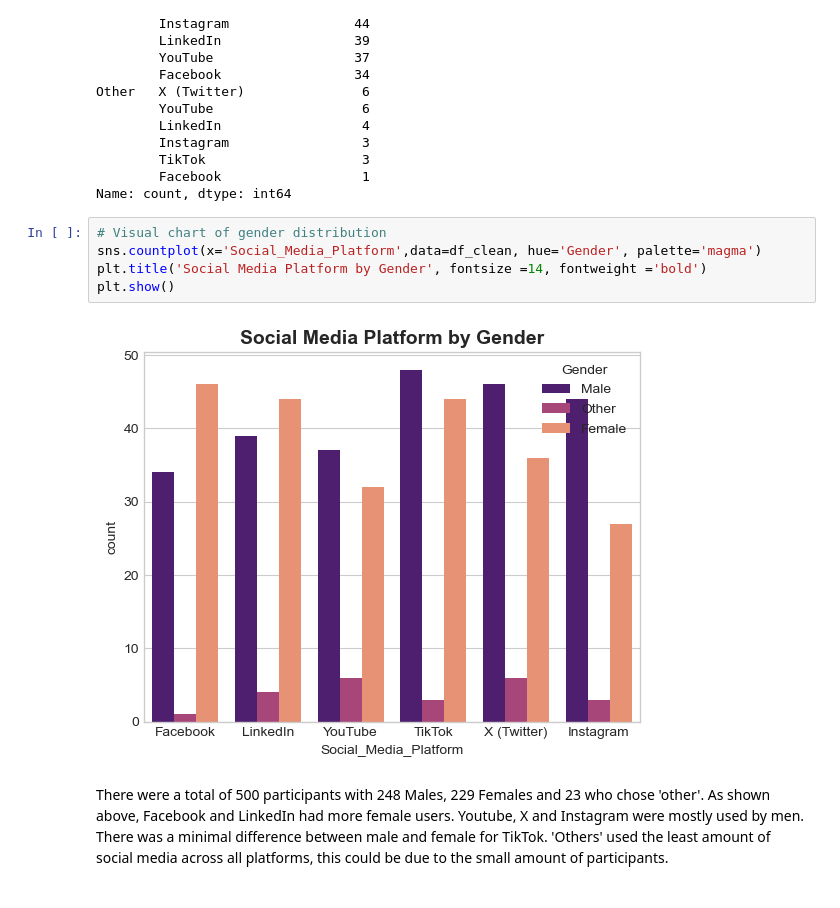
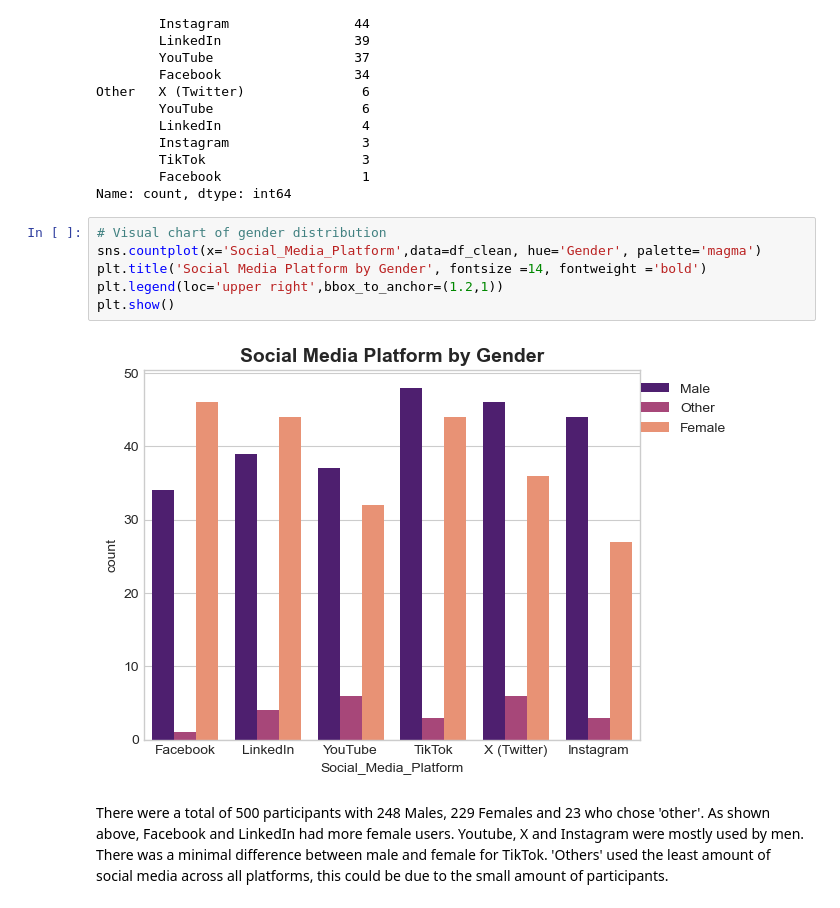
Before and after one commit to miteshbkumar-ship-it/social_mental_health_project, a Jupyter notebook: notebook/social_media_wellbeing_analysis (2).ipynb, the cells around one changed output. Saved outputs shown, nothing was run; the diff lists cells and outputs as text.

Commit message:
edited graph

```diff
--- a/notebook/social_media_wellbeing_analysis (2).ipynb
+++ b/notebook/social_media_wellbeing_analysis (2).ipynb
@@ -511,10 +505,11 @@ Name: count, dtype: int64
 # %%
 # Visual chart of gender distribution
 sns.countplot(x='Social_Media_Platform',data=df_clean, hue='Gender', palette='magma')
 plt.title('Social Media Platform by Gender', fontsize =14, fontweight ='bold')
+plt.legend(loc='upper right',bbox_to_anchor=(1.2,1))
 plt.show()
 # %% [output]
-[figure, old version]
+[figure, new version]
 # %% [markdown]
 There were a total of 500 participants with 248 Males, 229 Females and 23 who chose 'other'. As shown above, Facebook and LinkedIn had more female users. Youtube, X and Instagram were mostly used by men. There was a minimal difference between male and female for TikTok. 'Others' used the least amount of social media across all platforms, this could be due to the small amount of participants.
 # %% [markdown]
```
Also changed, not shown: parts of 1 cell of this notebook.
